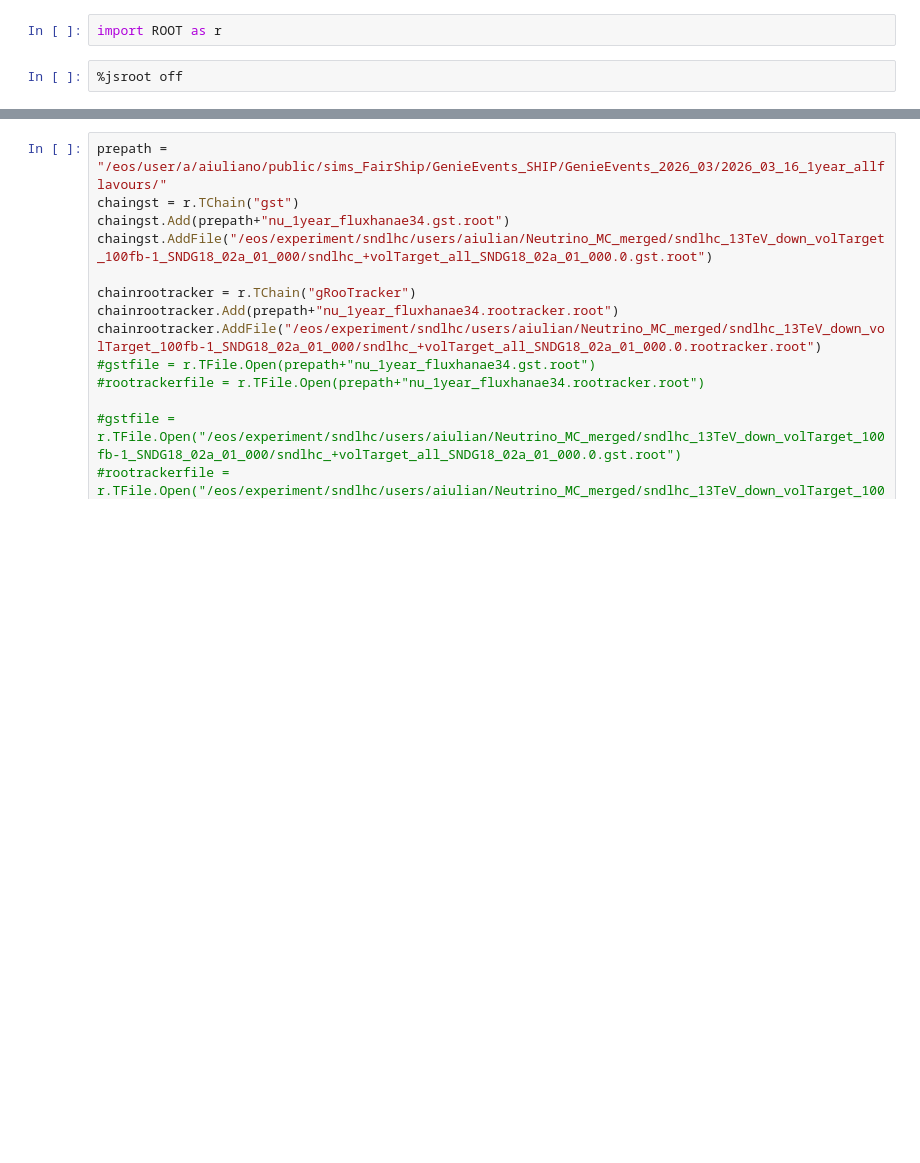
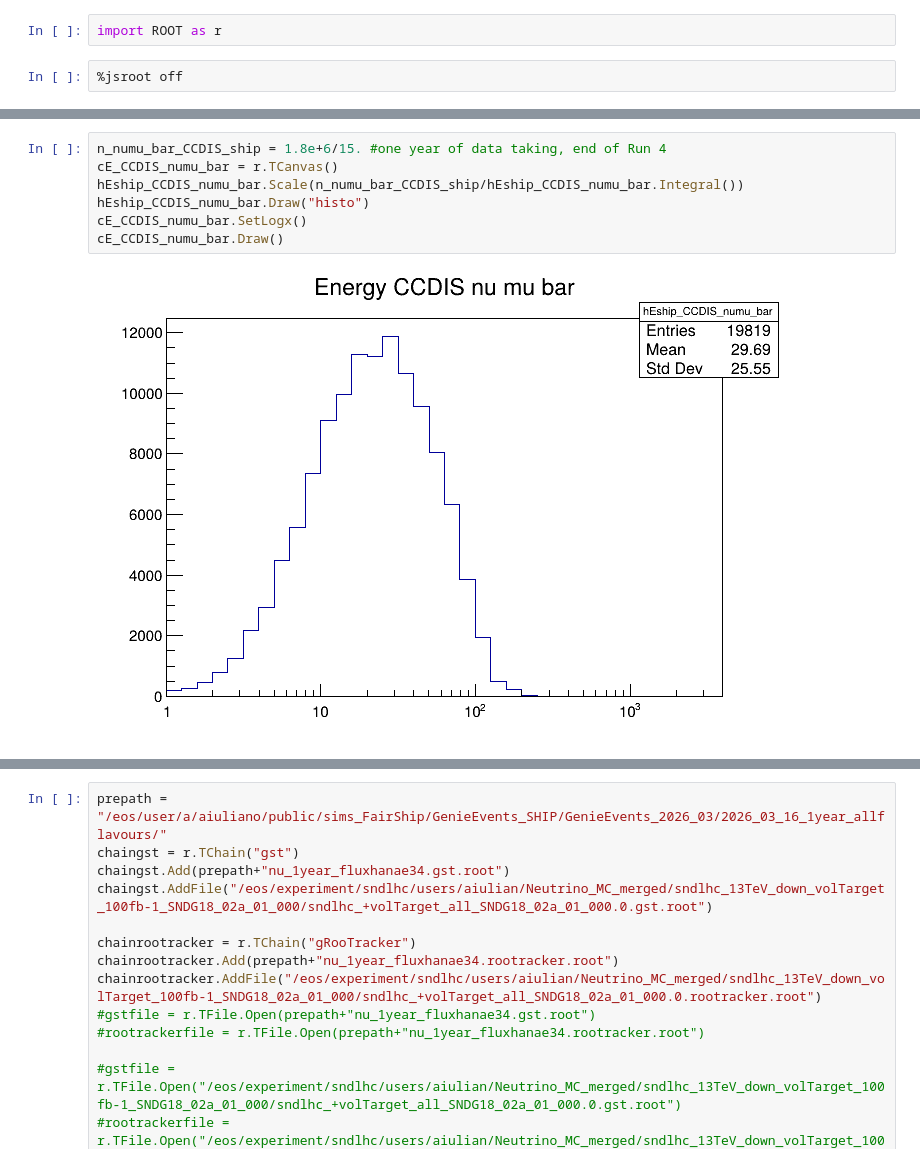
Before and after one commit to antonioiuliano2/macros-ship, a Jupyter notebook: nu_ship_simulations/SumCCCrossSections.ipynb, the cells around one changed output, grey strips where cells are left out. Cells and saved outputs as stored; diff of their text form; blank space fills up the shorter version.

```diff
--- a/nu_ship_simulations/SumCCCrossSections.ipynb
+++ b/nu_ship_simulations/SumCCCrossSections.ipynb
@@ -4,0 +66,9 @@ import ROOT as r
+# %%
+n_numu_bar_CCDIS_ship = 1.8e+6/15. #one year of data taking, end of Run 4
+cE_CCDIS_numu_bar = r.TCanvas()
+hEship_CCDIS_numu_bar.Scale(n_numu_bar_CCDIS_ship/hEship_CCDIS_numu_bar.Integral())
+hEship_CCDIS_numu_bar.Draw("histo")
+cE_CCDIS_numu_bar.SetLogx()
+cE_CCDIS_numu_bar.Draw()
+# %% [output]
+[figure, added]
```
Also changed, not shown: parts of 37 cells of this notebook.
